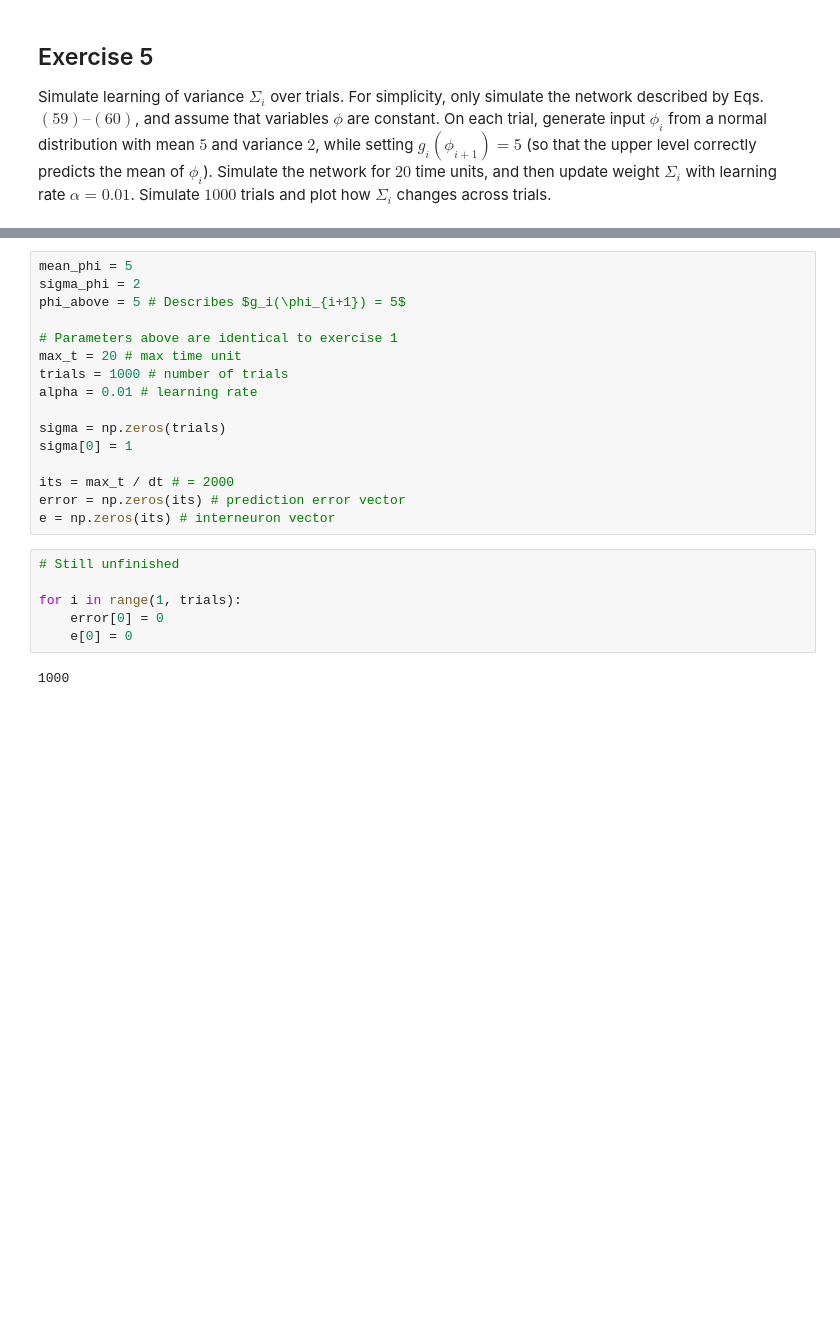
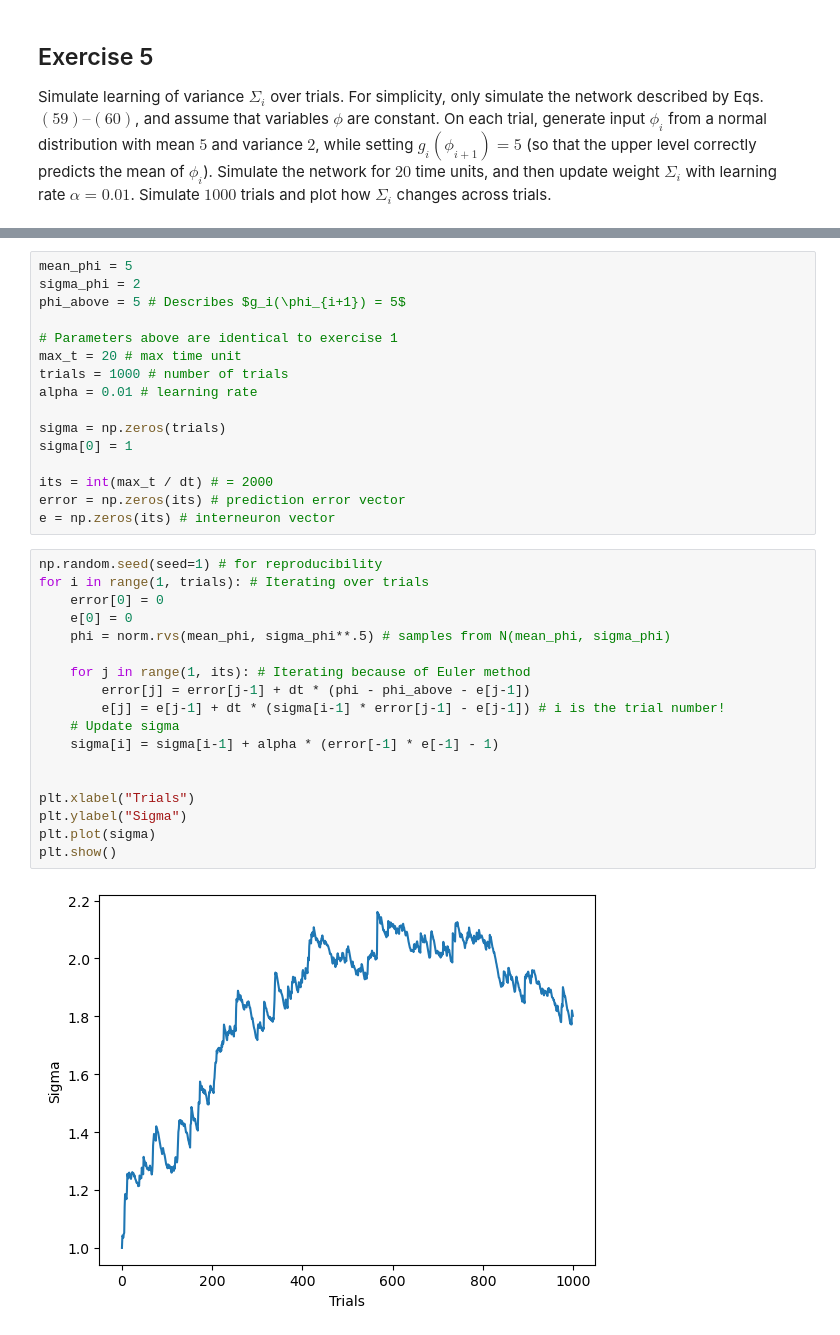
Before and after one commit to way-ze/DL-PCImageGen, a Jupyter notebook: Sandbox/Wayne/PC_tut_Bogasz_Exercises.ipynb, the cells around one changed output, grey strips where cells are left out. Drawn from its saved outputs; the diff is of its cells as text; blank space fills up the shorter version.

```diff
--- a/Sandbox/Wayne/PC_tut_Bogasz_Exercises.ipynb
+++ b/Sandbox/Wayne/PC_tut_Bogasz_Exercises.ipynb
@@ -112,14 +120,26 @@ alpha = 0.01 # learning rate
 sigma = np.zeros(trials)
 sigma[0] = 1
 
-its = max_t / dt # = 2000
+its = int(max_t / dt) # = 2000
 error = np.zeros(its) # prediction error vector
 e = np.zeros(its) # interneuron vector
-# %%
-# Still unfinished
-
-for i in range(1, trials):
-    error[0] = 0
-    e[0] = 0
-# %% [output]
-1000
+# %%
+np.random.seed(seed=1) # for reproducibility
+for i in range(1, trials): # Iterating over trials
+    error[0] = 0
+    e[0] = 0
+    phi = norm.rvs(mean_phi, sigma_phi**.5) # samples from N(mean_phi, sigma_phi)
+
+    for j in range(1, its): # Iterating because of Euler method
+        error[j] = error[j-1] + dt * (phi - phi_above - e[j-1])
+        e[j] = e[j-1] + dt * (sigma[i-1] * error[j-1] - e[j-1]) # i is the trial number!
+    # Update sigma
+    sigma[i] = sigma[i-1] + alpha * (error[-1] * e[-1] - 1)
+
+
+plt.xlabel("Trials")
+plt.ylabel("Sigma")
+plt.plot(sigma)
+plt.show()
+# %% [output]
+[figure, added]
```
Also changed, not shown: parts of 1 cell of this notebook, 1 other file.
